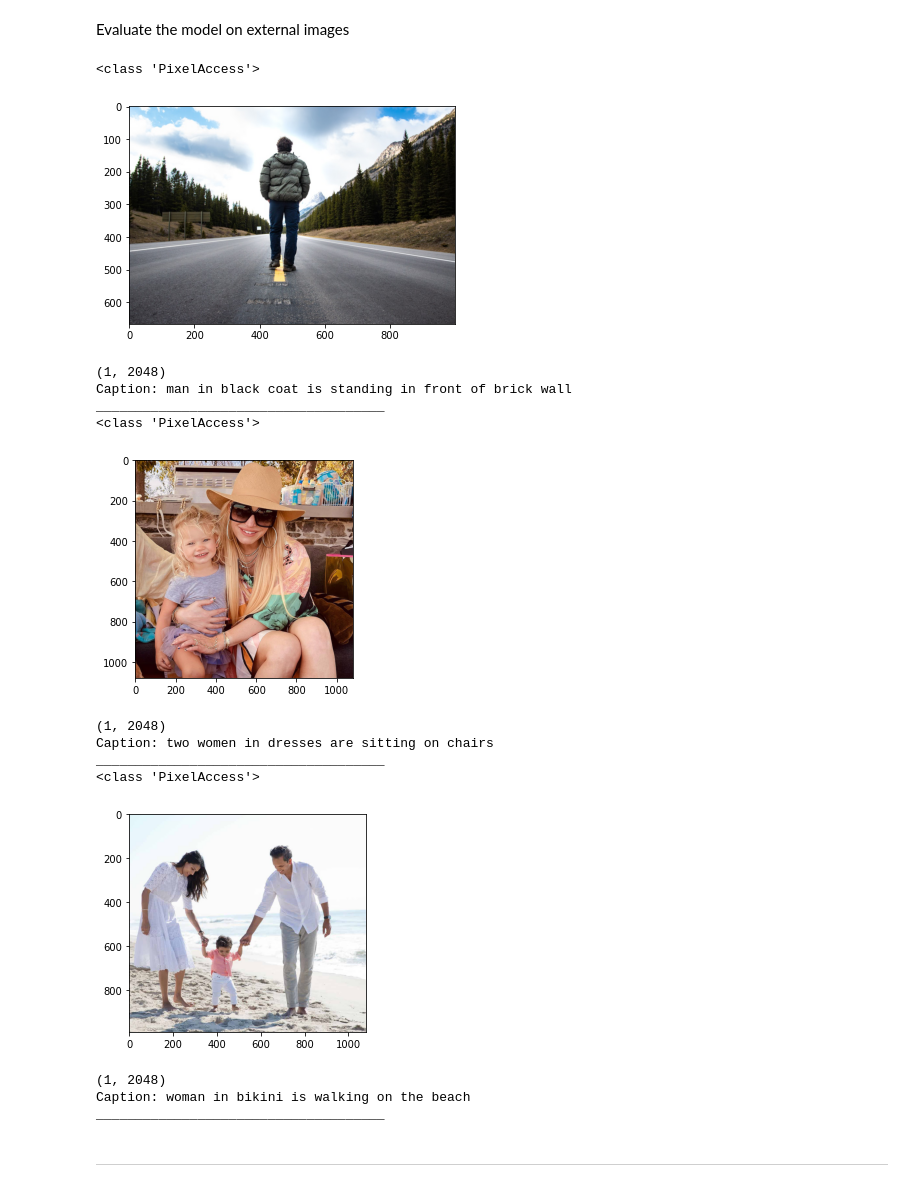
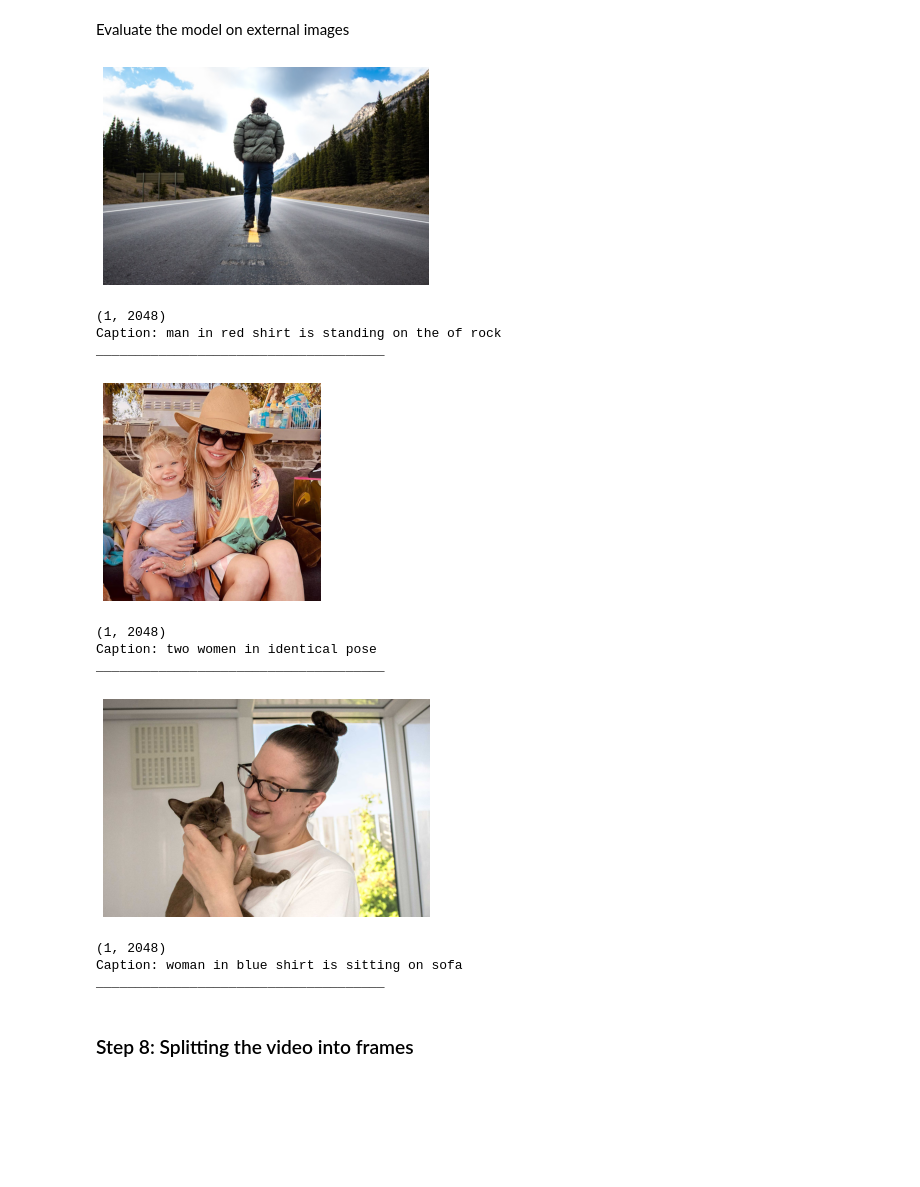
Before and after one commit to NadAAaHH/SDAIA_T5_deep_learning, a Jupyter notebook: NN.ipynb, the cells around one changed output. Saved outputs shown, nothing was run; the diff lists cells and outputs as text; code cells hidden in the pictures; blank space fills up the shorter version.

```diff
--- a/NN.ipynb
+++ b/NN.ipynb
@@ -467,40 +486,36 @@ import numpy as np
 # %%
 urls = [
         'https://images.unsplash.com/photo-1563555270835-892a9881e7e8?ixlib=rb-1.2.1&ixid=MnwxMjA3fDB8MHxwaG90by1wYWdlfHx8fGVufDB8fHx8&auto=format&fit=crop&w=1000&q=80',
         'https://imagesvc.meredithcorp.io/v3/mm/image?url=https%3A%2F%2Fstatic.onecms.io%2Fwp-content%2Fuploads%2Fsites%2F20%2F2021%2F05%2F10%2Fjessica-simpson-1-1.jpg',
-        'https://navs.org/wp-content/uploads/bb-plugin/cache/bunny-landscape.jpg'
+        'https://www.catseyecattery.co.uk/wp-content/uploads/2018/08/about-harriet2.jpg'
 ]
 for url in urls:
   response = requests.get(url)
   img = Image.open(BytesIO(response.content))
-  print(type(img.load()))
+  img.load()
 
   plt.imshow(img)
+  plt.axis('off')
   plt.show()
 
   img = encodeImage(img).reshape((1,OUTPUT_DIM))
   print(img.shape)
   print("Caption:",generateCaption(img))
   print("_____________________________________")
 # %% [output]
+[figure, new version]
-<class 'PixelAccess'>
+(1, 2048)
+Caption: man in red shirt is standing on the of rock
+_____________________________________
-[figure, old version]
+[figure, new version]
 (1, 2048)
-Caption: man in black coat is standing in front of brick wall
+Caption: two women in identical pose
 _____________________________________
-<class 'PixelAccess'>
-[figure, old version]
+[figure, new version]
 (1, 2048)
-Caption: two women in dresses are sitting on chairs
+Caption: woman in blue shirt is sitting on sofa
 _____________________________________
-<class 'PixelAccess'>
-[figure, old version]
-(1, 2048)
-Caption: woman in bikini is walking on the beach
-_____________________________________
-# %% [markdown]
-
-
----
+# %% [markdown]
+### Step 8: Splitting the video into frames
 # %%
 import cv2
```
Also changed, not shown: parts of 21 cells of this notebook.
